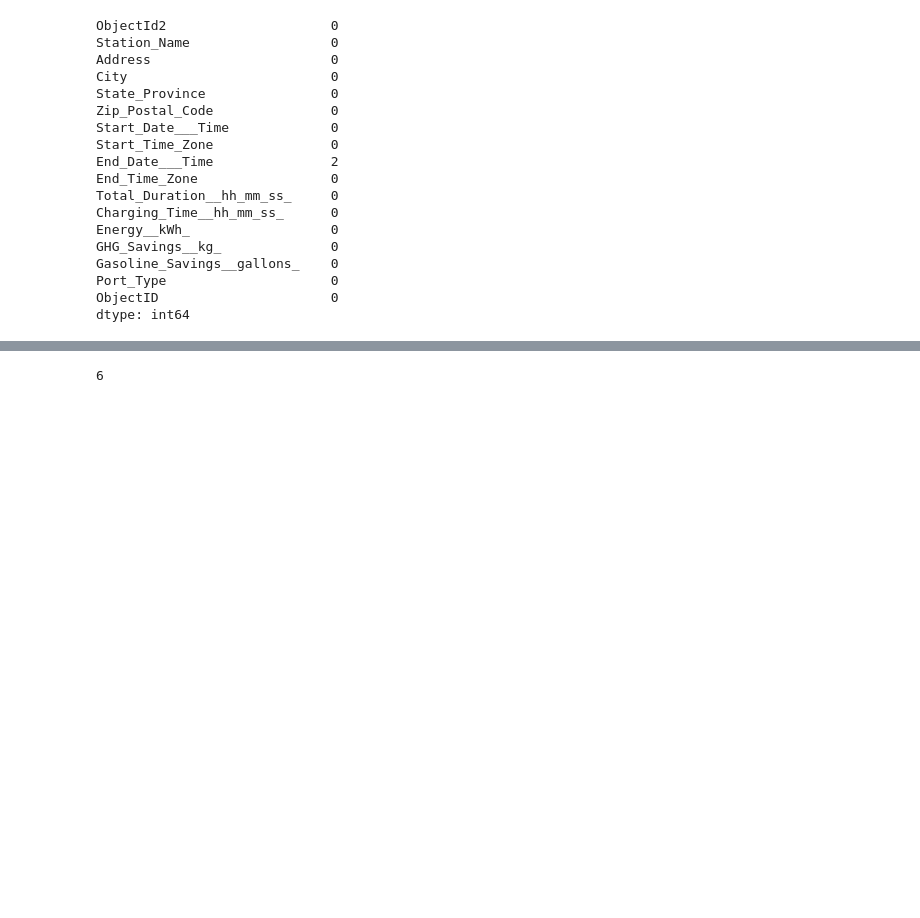
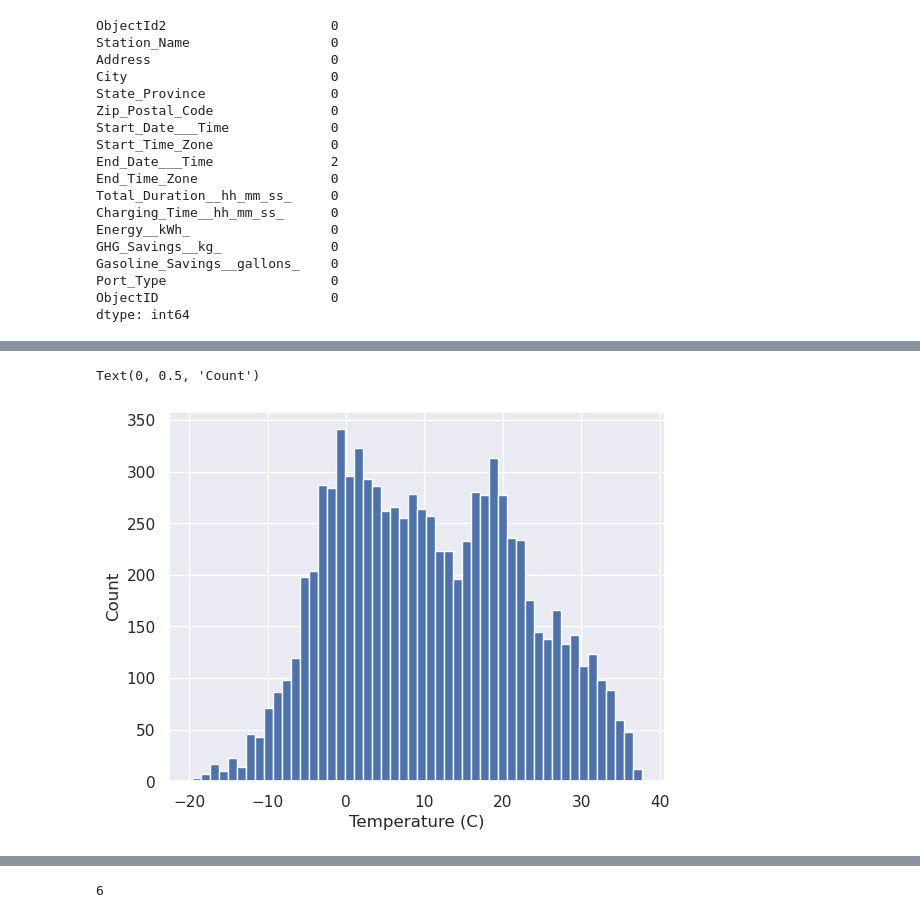
Before and after one commit to camirmas/ev_analysis, a Jupyter notebook: ev_analysis/load_prediction.ipynb, the cells around one changed output, grey strips where cells are left out. Saved outputs shown, nothing was run; the diff lists cells and outputs as text; code cells hidden in the pictures; blank space fills up the shorter version.

```diff
--- a/ev_analysis/load_prediction.ipynb
+++ b/ev_analysis/load_prediction.ipynb
@@ -151,0 +216,9 @@ hourly_energy_demand
+# %%
+fig, ax = plt.subplots()
+
+ax.hist(X.temperature, bins=50)
+ax.set_xlabel("Temperature (C)")
+ax.set_ylabel("Count")
+# %% [output]
+Text(0, 0.5, 'Count')
+[figure, added]
```
Also changed, not shown: parts of 55 cells of this notebook, 5 other files.
